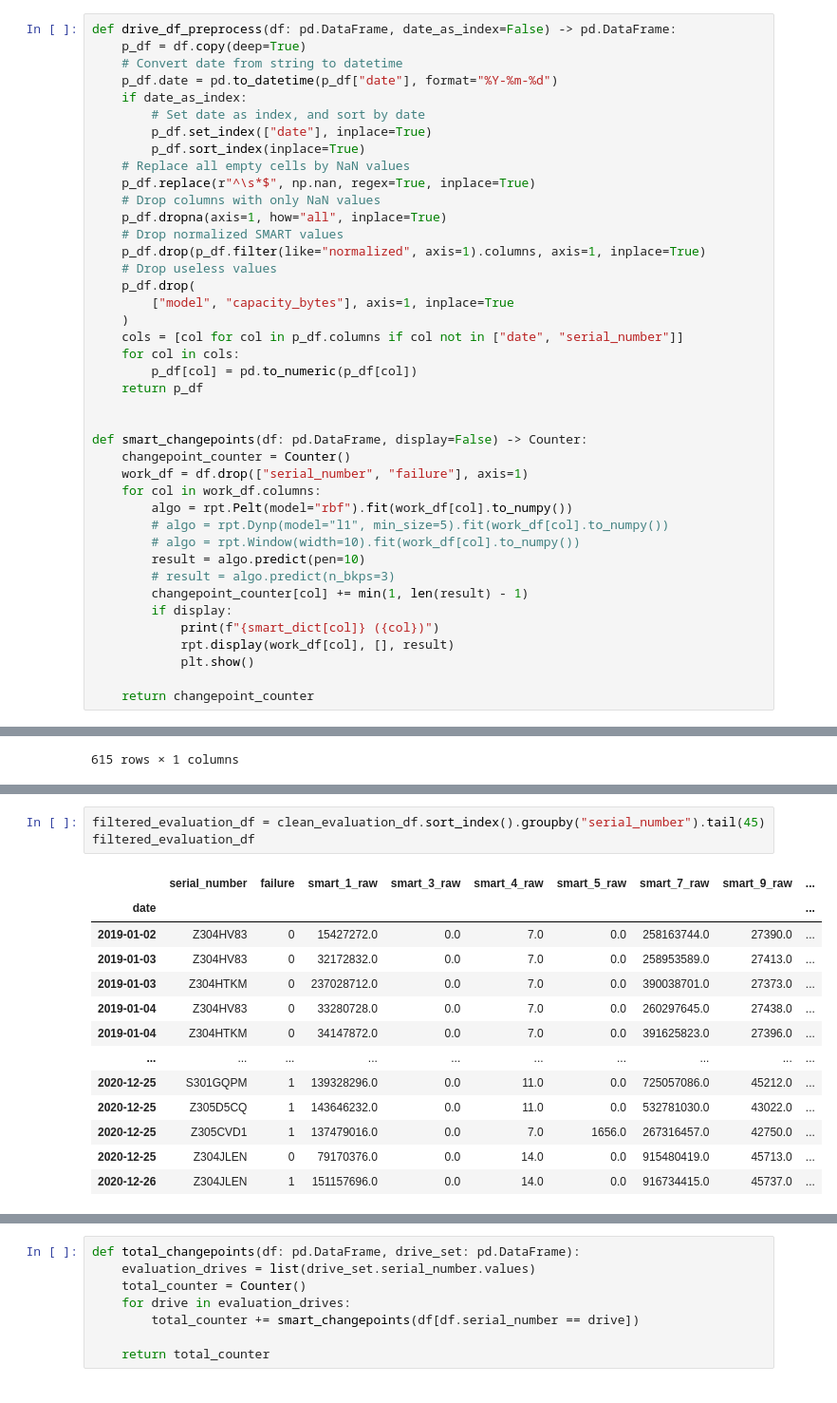
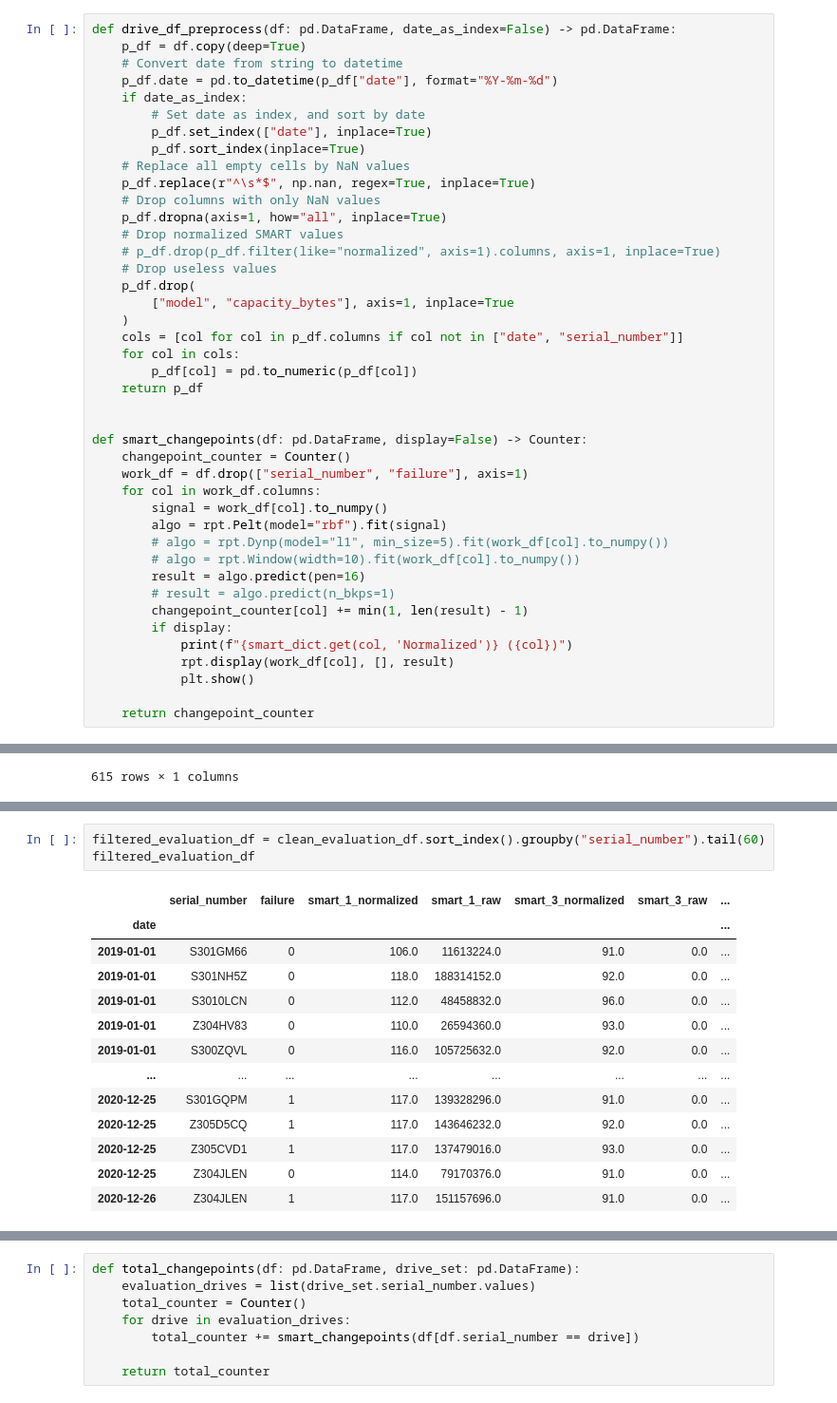
Before and after one commit to SamyDjemai/HardDriveFailurePrediction, a Jupyter notebook: analysis.ipynb, the cells around one changed output, grey strips where cells are left out. Shown at 95% size. Drawn from its saved outputs; the diff is of its cells as text.

```diff
--- a/analysis.ipynb
+++ b/analysis.ipynb
@@ -330,7 +415,7 @@ def drive_df_preprocess(df: pd.DataFrame, date_as_index=False) -> pd.DataFrame:
     # Drop columns with only NaN values
     p_df.dropna(axis=1, how="all", inplace=True)
     # Drop normalized SMART values
-    p_df.drop(p_df.filter(like="normalized", axis=1).columns, axis=1, inplace=True)
+    # p_df.drop(p_df.filter(like="normalized", axis=1).columns, axis=1, inplace=True)
     # Drop useless values
     p_df.drop(
         ["model", "capacity_bytes"], axis=1, inplace=True
@@ -345,14 +430,15 @@ def smart_changepoints(df: pd.DataFrame, display=False) -> Counter:
     changepoint_counter = Counter()
     work_df = df.drop(["serial_number", "failure"], axis=1)
     for col in work_df.columns:
-        algo = rpt.Pelt(model="rbf").fit(work_df[col].to_numpy())
+        signal = work_df[col].to_numpy()
+        algo = rpt.Pelt(model="rbf").fit(signal)
         # algo = rpt.Dynp(model="l1", min_size=5).fit(work_df[col].to_numpy())
         # algo = rpt.Window(width=10).fit(work_df[col].to_numpy())
-        result = algo.predict(pen=10)
-        # result = algo.predict(n_bkps=3)
+        result = algo.predict(pen=16)
+        # result = algo.predict(n_bkps=1)
         changepoint_counter[col] += min(1, len(result) - 1)
         if display:
-            print(f"{smart_dict[col]} ({col})")
+            print(f"{smart_dict.get(col, 'Normalized')} ({col})")
             rpt.display(work_df[col], [], result)
             plt.show()
 
@@ -466,17 +613,17 @@ clean_evaluation_df
 # %%
-filtered_evaluation_df = clean_evaluation_df.sort_index().groupby("serial_number").tail(45)
+filtered_evaluation_df = clean_evaluation_df.sort_index().groupby("serial_number").tail(60)
 filtered_evaluation_df
 # %% [output]
-|  | serial_number | failure | smart_1_raw | smart_3_raw | smart_4_raw | smart_5_raw | smart_7_raw | smart_9_raw | ... |
-| date |  |  |  |  |  |  |  |  | ... |
-| 2019-01-02 | Z304HV83 | 0 | 15427272.0 | 0.0 | 7.0 | 0.0 | 258163744.0 | 27390.0 | ... |
-| 2019-01-03 | Z304HV83 | 0 | 32172832.0 | 0.0 | 7.0 | 0.0 | 258953589.0 | 27413.0 | ... |
-| 2019-01-03 | Z304HTKM | 0 | 237028712.0 | 0.0 | 7.0 | 0.0 | 390038701.0 | 27373.0 | ... |
-| 2019-01-04 | Z304HV83 | 0 | 33280728.0 | 0.0 | 7.0 | 0.0 | 260297645.0 | 27438.0 | ... |
-| 2019-01-04 | Z304HTKM | 0 | 34147872.0 | 0.0 | 7.0 | 0.0 | 391625823.0 | 27396.0 | ... |
-| ... | ... | ... | ... | ... | ... | ... | ... | ... | ... |
-| 2020-12-25 | S301GQPM | 1 | 139328296.0 | 0.0 | 11.0 | 0.0 | 725057086.0 | 45212.0 | ... |
-| 2020-12-25 | Z305D5CQ | 1 | 143646232.0 | 0.0 | 11.0 | 0.0 | 532781030.0 | 43022.0 | ... |
-| 2020-12-25 | Z305CVD1 | 1 | 137479016.0 | 0.0 | 7.0 | 1656.0 | 267316457.0 | 42750.0 | ... |
-| 2020-12-25 | Z304JLEN | 0 | 79170376.0 | 0.0 | 14.0 | 0.0 | 915480419.0 | 45713.0 | ... |
-| 2020-12-26 | Z304JLEN | 1 | 151157696.0 | 0.0 | 14.0 | 0.0 | 916734415.0 | 45737.0 | ... |
+|  | serial_number | failure | smart_1_normalized | smart_1_raw | smart_3_normalized | smart_3_raw | ... |
+| date |  |  |  |  |  |  | ... |
+| 2019-01-01 | S301GM66 | 0 | 106.0 | 11613224.0 | 91.0 | 0.0 | ... |
+| 2019-01-01 | S301NH5Z | 0 | 118.0 | 188314152.0 | 92.0 | 0.0 | ... |
+| 2019-01-01 | S3010LCN | 0 | 112.0 | 48458832.0 | 96.0 | 0.0 | ... |
+| 2019-01-01 | Z304HV83 | 0 | 110.0 | 26594360.0 | 93.0 | 0.0 | ... |
+| 2019-01-01 | S300ZQVL | 0 | 116.0 | 105725632.0 | 92.0 | 0.0 | ... |
+| ... | ... | ... | ... | ... | ... | ... | ... |
+| 2020-12-25 | S301GQPM | 1 | 117.0 | 139328296.0 | 91.0 | 0.0 | ... |
+| 2020-12-25 | Z305D5CQ | 1 | 117.0 | 143646232.0 | 92.0 | 0.0 | ... |
+| 2020-12-25 | Z305CVD1 | 1 | 117.0 | 137479016.0 | 93.0 | 0.0 | ... |
+| 2020-12-25 | Z304JLEN | 0 | 114.0 | 79170376.0 | 91.0 | 0.0 | ... |
+| 2020-12-26 | Z304JLEN | 1 | 117.0 | 151157696.0 | 91.0 | 0.0 | ... |
```
Also changed, not shown: parts of 19 cells of this notebook, 1 other file.
